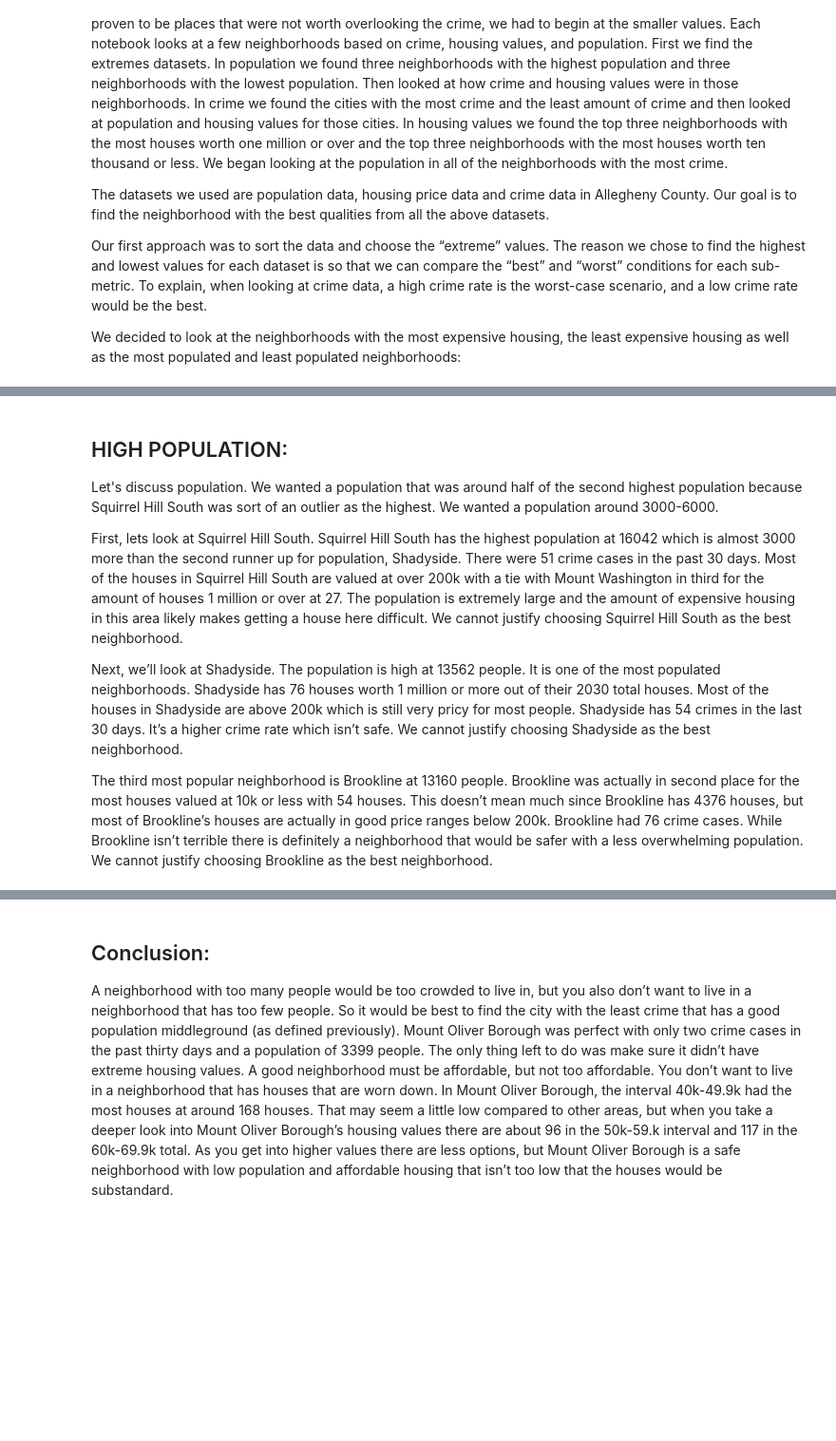
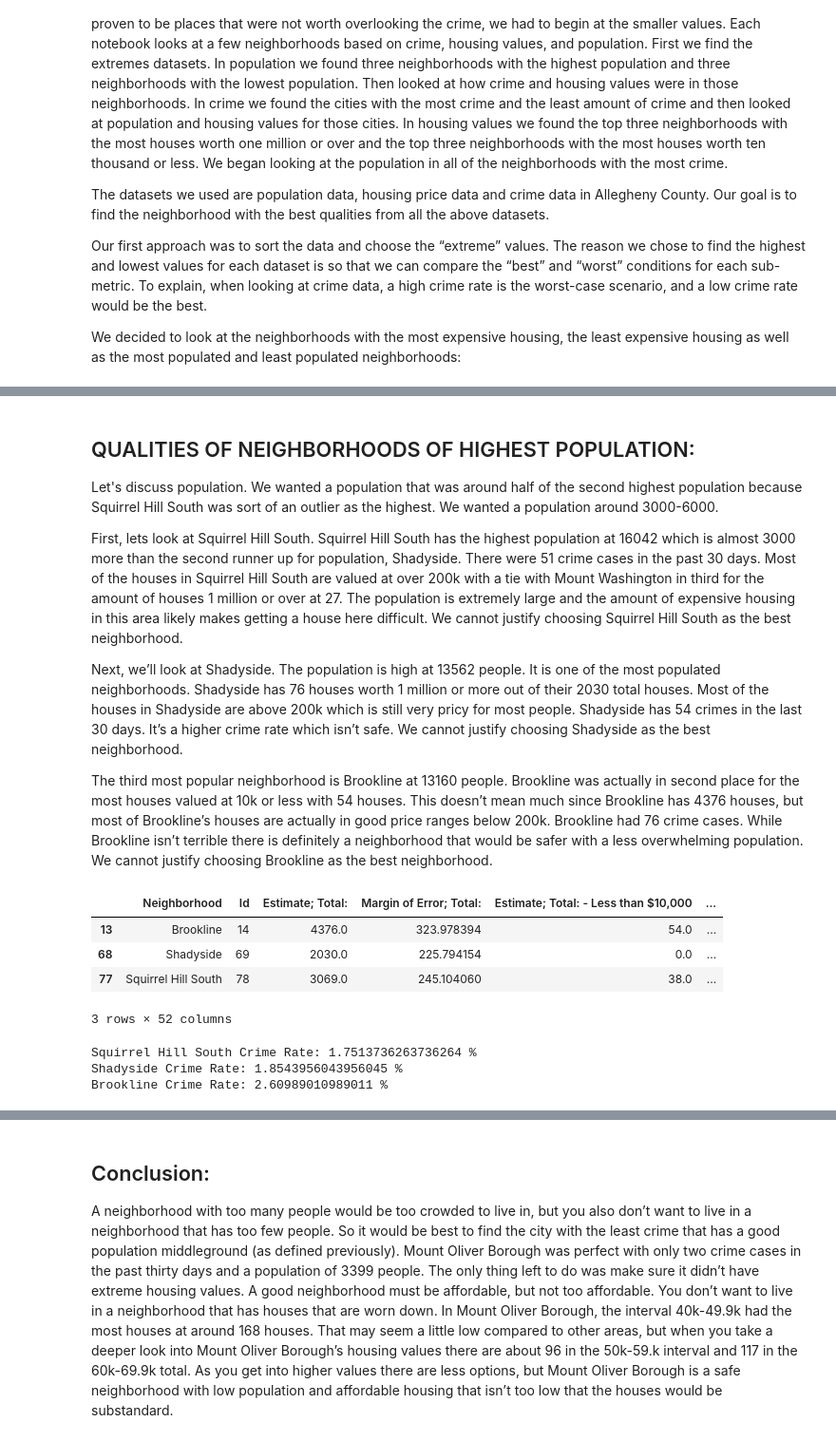
Before and after one commit to darianmcginnis/2DS, a Jupyter notebook: Final Notebook.ipynb, the cells around one changed output, grey strips where cells are left out. Shown at 95% size. Saved outputs shown, nothing was run; the diff lists cells and outputs as text; code cells hidden in the pictures; blank space fills up the shorter version.

```diff
--- a/Final Notebook.ipynb
+++ b/Final Notebook.ipynb
@@ -55,5 +115,5 @@ We decided to look at the neighborhoods with the most expensive housing, the lea
 # %% [markdown]
-## HIGH POPULATION:
+## QUALITIES OF NEIGHBORHOODS OF HIGHEST POPULATION:
 
 Let's discuss population. We wanted a population that was around half of the second highest population because Squirrel Hill South was sort of an outlier as the highest. We wanted a population around 3000-6000.
 
@@ -64,3 +124,24 @@ Next, we’ll look at Shadyside. The population is high at 13562 people. It is o
 
 The third most popular neighborhood is Brookline at 13160 people. Brookline was actually in second place for the most houses valued at 10k or less with 54 houses. This doesn’t mean much since Brookline has 4376 houses, but most of Brookline’s houses are actually in good price ranges below 200k. Brookline had 76 crime cases. While Brookline isn’t terrible there is definitely a neighborhood that would be safer with a less overwhelming population.
 We cannot justify choosing Brookline as the best neighborhood.
+# %%
+array = ['Squirrel Hill South', 'Shadyside', 'Brookline']
+display(value.loc[value['Neighborhood'].isin(array)])
+# %% [output]
+|  | Neighborhood | Id | Estimate; Total: | Margin of Error; Total: | Estimate; Total: - Less than $10,000 | ... |
+| 13 | Brookline | 14 | 4376.0 | 323.978394 | 54.0 | ... |
+| 68 | Shadyside | 69 | 2030.0 | 225.794154 | 0.0 | ... |
+| 77 | Squirrel Hill South | 78 | 3069.0 | 245.104060 | 38.0 | ... |
+3 rows × 52 columns
+# %%
+shlcr = 51/total *100
+ssdcr = 54/total *100
+brocr = 76/total *100
+
+print ("Squirrel Hill South Crime Rate:", shlcr, "%")
+print ("Shadyside Crime Rate:", ssdcr, "%")
+print ("Brookline Crime Rate:", brocr, "%")
+# %% [output]
+Squirrel Hill South Crime Rate: 1.7513736263736264 %
+Shadyside Crime Rate: 1.8543956043956045 %
+Brookline Crime Rate: 2.60989010989011 %
```
Also changed, not shown: parts of 24 cells of this notebook, 1 other file.
